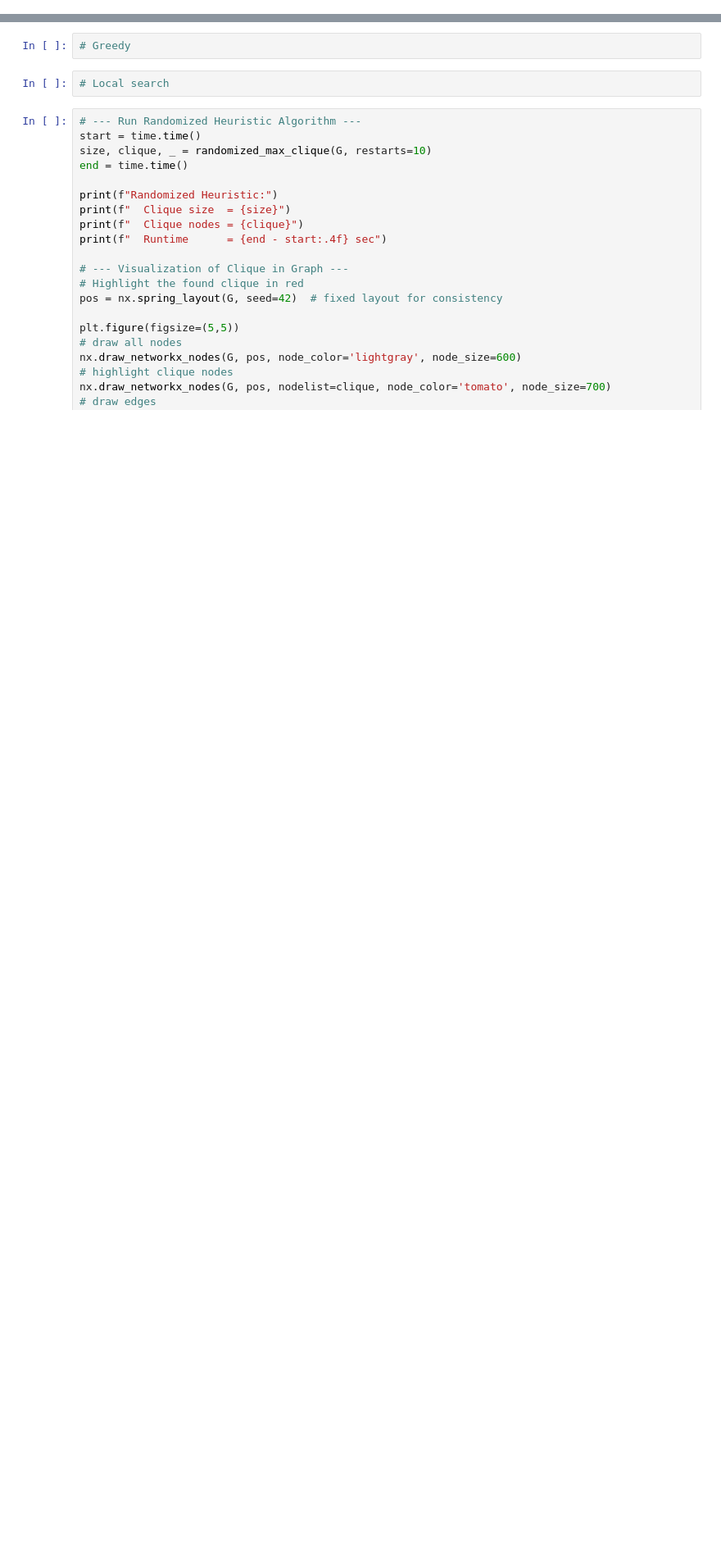
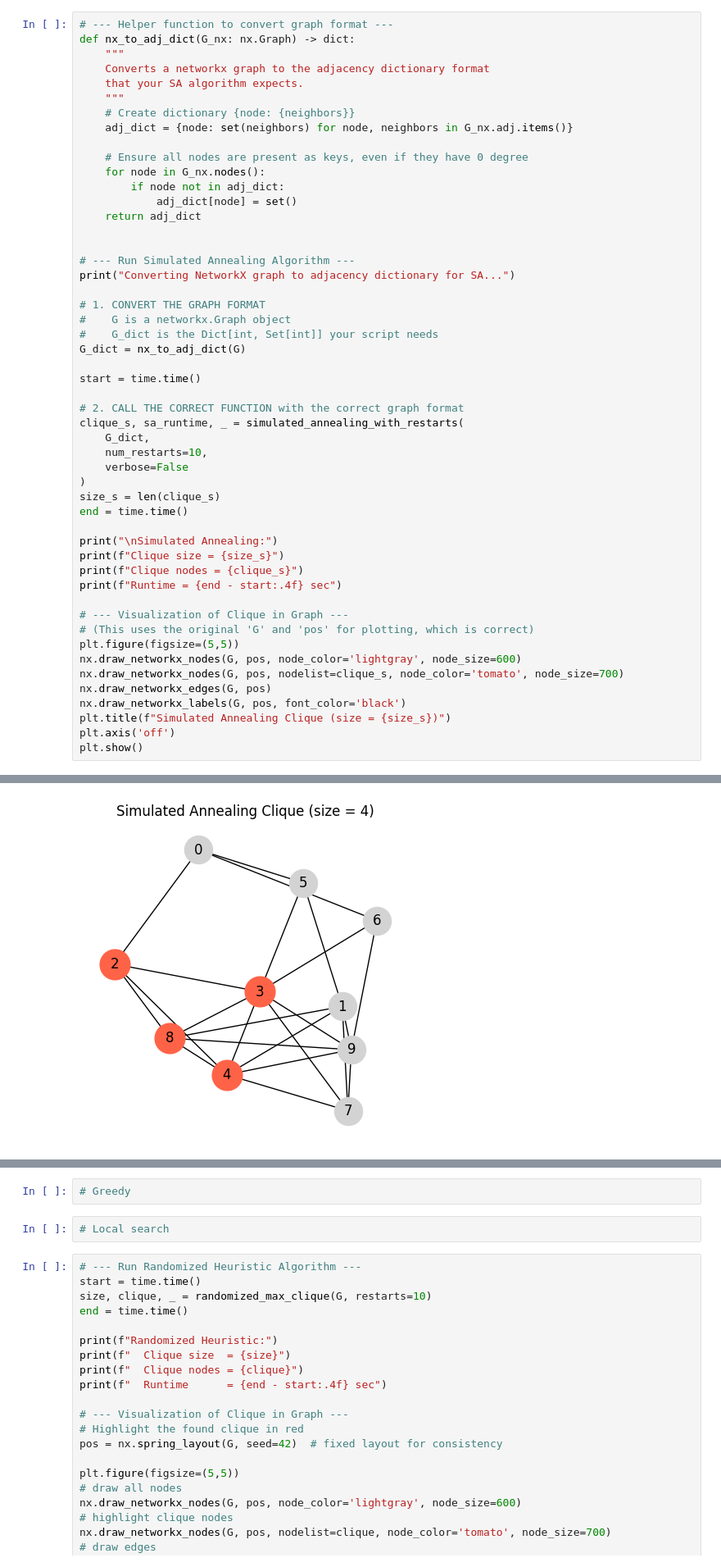
Before and after one commit to NehaP1706/MaximumClique, a Jupyter notebook: experiments/random.ipynb, the cells around one changed output, grey strips where cells are left out. Shown at 82% size. Drawn from its saved outputs; the diff is of its cells as text; blank space fills up the shorter version.

Commit message:
changed annealing

```diff
--- a/experiments/random.ipynb
+++ b/experiments/random.ipynb
@@ -19,0 +24,52 @@ from randomized import randomized_max_clique
+# %%
+# --- Helper function to convert graph format ---
+def nx_to_adj_dict(G_nx: nx.Graph) -> dict:
+    """
+    Converts a networkx graph to the adjacency dictionary format
+    that your SA algorithm expects.
+    """
+    # Create dictionary {node: {neighbors}}
+    adj_dict = {node: set(neighbors) for node, neighbors in G_nx.adj.items()}
+
+    # Ensure all nodes are present as keys, even if they have 0 degree
+    for node in G_nx.nodes():
+        if node not in adj_dict:
+            adj_dict[node] = set()
+    return adj_dict
+
+
+# --- Run Simulated Annealing Algorithm ---
+print("Converting NetworkX graph to adjacency dictionary for SA...")
+
+# 1. CONVERT THE GRAPH FORMAT
+#    G is a networkx.Graph object
+#    G_dict is the Dict[int, Set[int]] your script needs
+G_dict = nx_to_adj_dict(G)
+
+start = time.time()
+
+# 2. CALL THE CORRECT FUNCTION with the correct graph format
+clique_s, sa_runtime, _ = simulated_annealing_with_restarts(
+    G_dict,
+    num_restarts=10,
+    verbose=False
+)
+size_s = len(clique_s)
+end = time.time()
+
+print("\nSimulated Annealing:")
+print(f"Clique size = {size_s}")
+print(f"Clique nodes = {clique_s}")
+print(f"Runtime = {end - start:.4f} sec")
+
+# --- Visualization of Clique in Graph ---
+# (This uses the original 'G' and 'pos' for plotting, which is correct)
+plt.figure(figsize=(5,5))
+nx.draw_networkx_nodes(G, pos, node_color='lightgray', node_size=600)
+nx.draw_networkx_nodes(G, pos, nodelist=clique_s, node_color='tomato', node_size=700)
+nx.draw_networkx_edges(G, pos)
+nx.draw_networkx_labels(G, pos, font_color='black')
+plt.title(f"Simulated Annealing Clique (size = {size_s})")
+plt.axis('off')
+plt.show()
+# %% [output]
@@ -20,3 +82,4 @@ from randomized import randomized_max_clique
+[figure, added]
 # %%
 # generate small graphs
 
```
Also changed, not shown: parts of 4 cells of this notebook.
